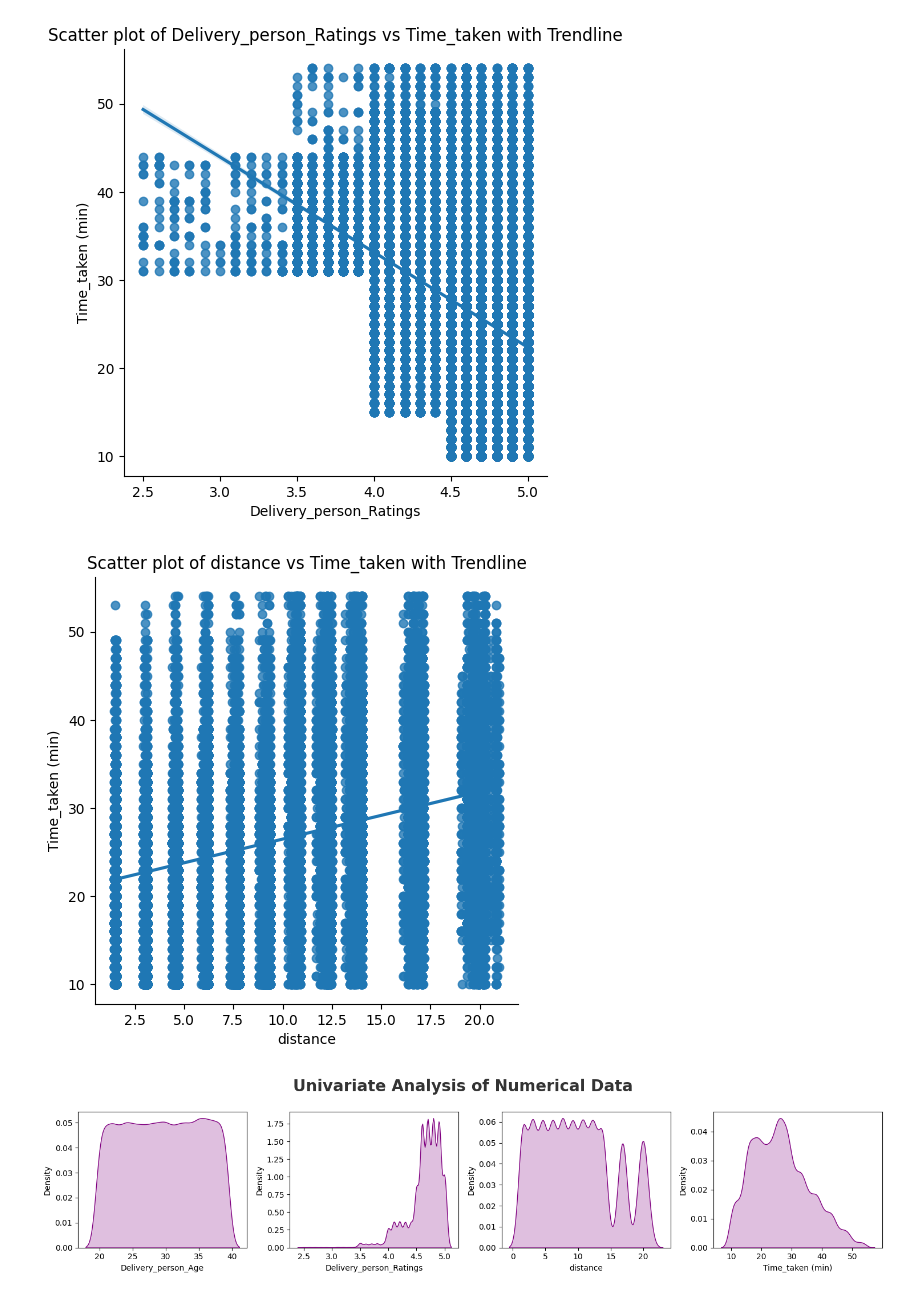
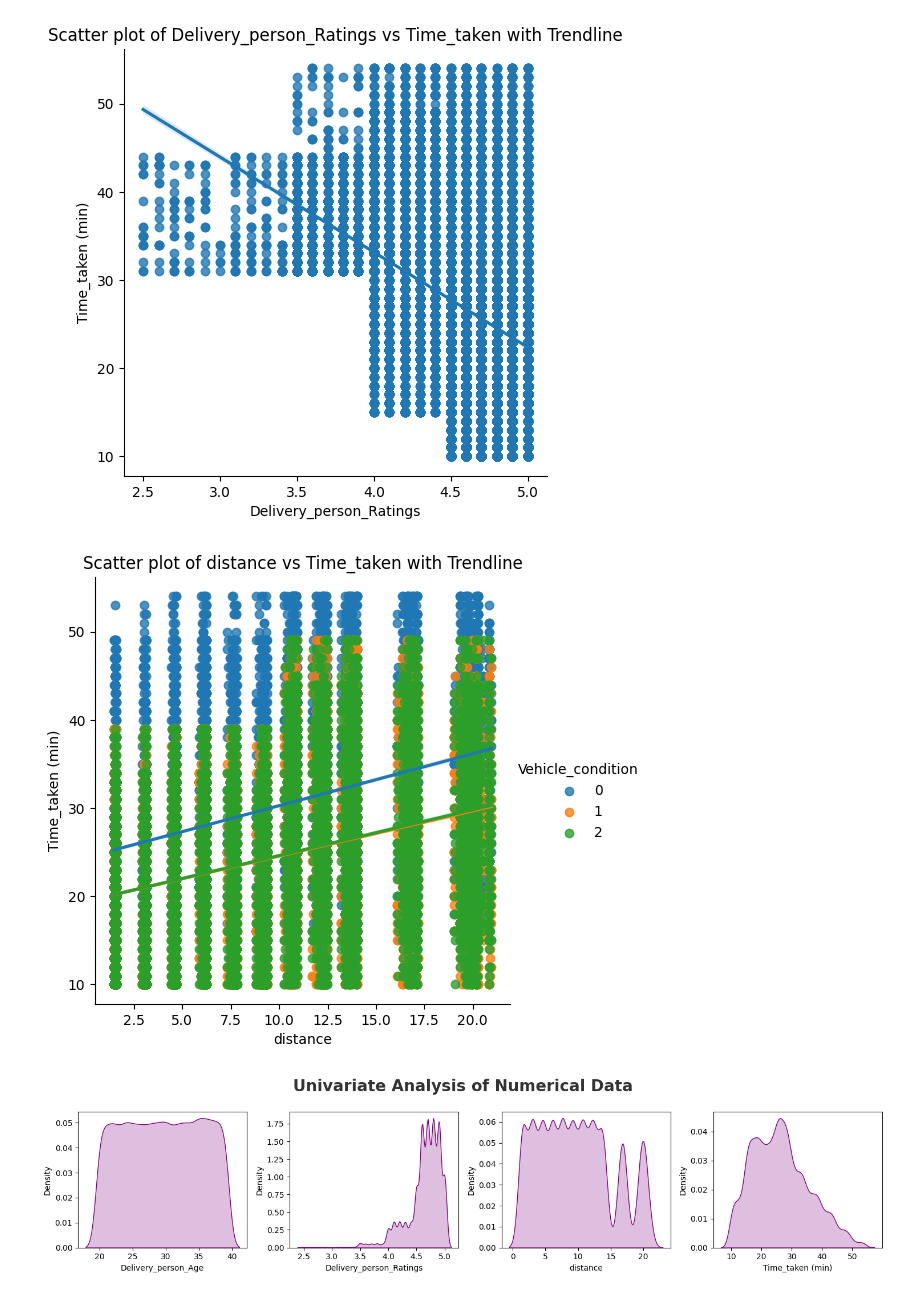
Before and after one commit to shashank2589/Food-Delivery-Time-Prediction, a Jupyter notebook: notebooks/EDA.ipynb, the cells around one changed output. Cells and saved outputs as stored; diff of their text form; code cells hidden in the pictures.

```diff
--- a/notebooks/EDA.ipynb
+++ b/notebooks/EDA.ipynb
@@ -318,11 +318,11 @@ plt.show()
 # %% [output]
 [figure]
 # %%
-sns.lmplot(x='distance', y='Time_taken (min)', data=df)
+sns.lmplot(x='distance', y='Time_taken (min)', data=df, hue="Vehicle_condition")
 plt.title('Scatter plot of distance vs Time_taken with Trendline')
 plt.show()
 # %% [output]
-[figure, old version]
+[figure, new version]
 # %%
 plt.figure(figsize=(15,15))
 plt.suptitle("Univariate Analysis of Numerical Data", fontsize = 20, fontweight = "bold", alpha = 0.8, y=1)
```
Also changed, not shown: parts of 1 cell of this notebook, 18 other files.
